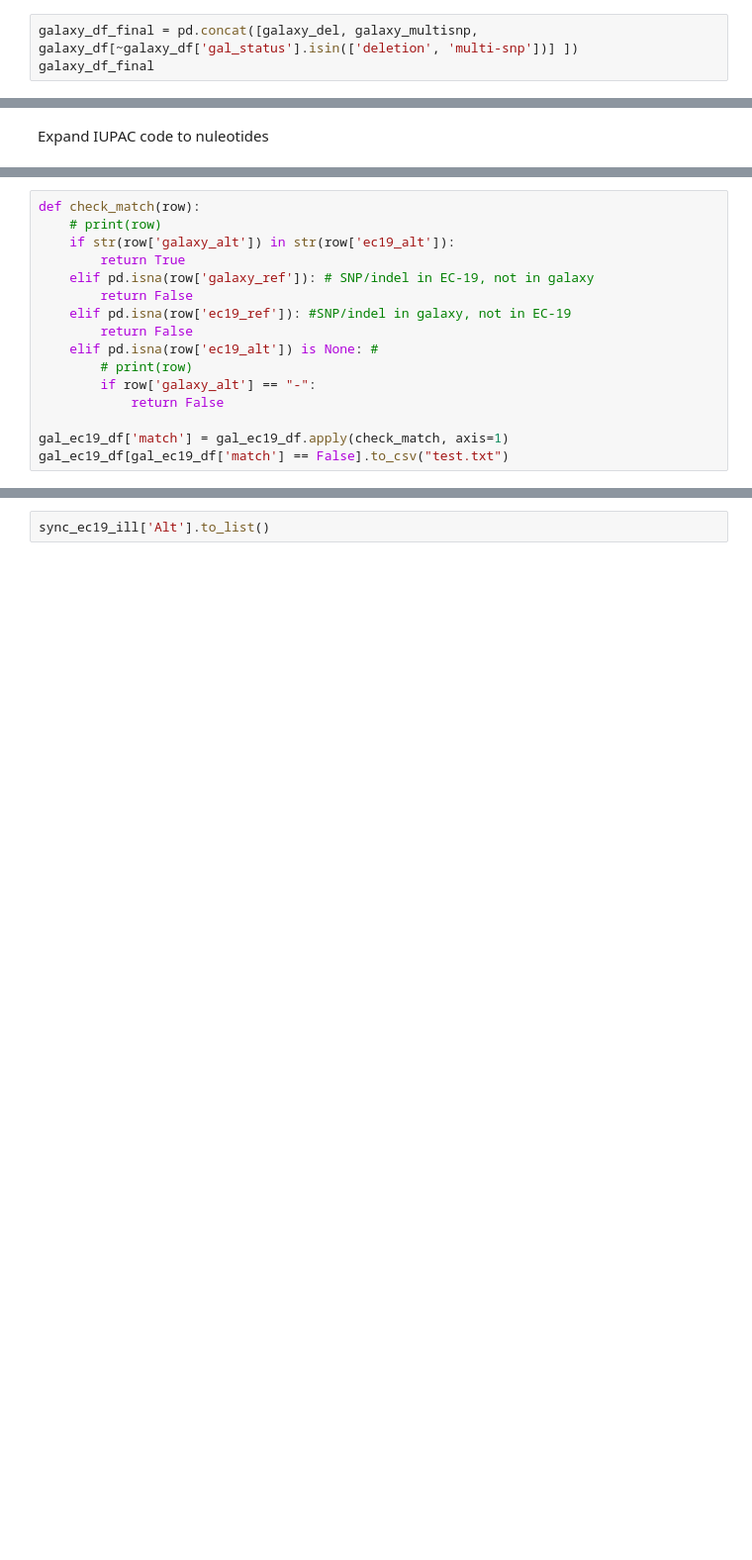
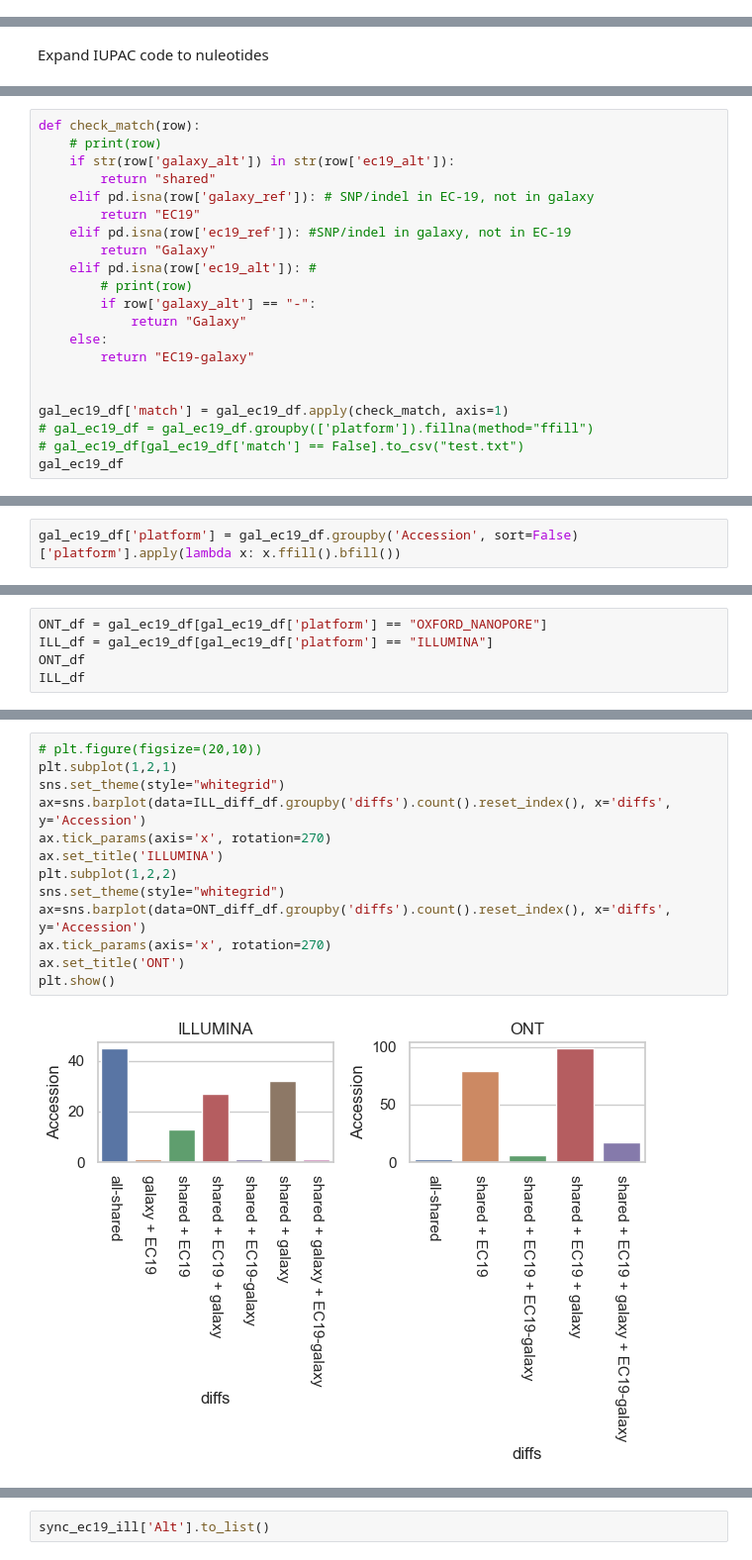
Before and after one commit to elais/ACTIV-TRACE-analysis, a Jupyter notebook: notebooks/ec19-galaxy.ipynb, the cells around one changed output, grey strips where cells are left out. Shown at 99% size. Saved outputs shown, nothing was run; the diff lists cells and outputs as text; blank space fills up the shorter version.

```diff
--- a/notebooks/ec19-galaxy.ipynb
+++ b/notebooks/ec19-galaxy.ipynb
@@ -144,5 +183,2 @@ T A
 # %% [markdown]
 Concatenating dataframes
-# %%
-galaxy_df_final = pd.concat([galaxy_del, galaxy_multisnp, galaxy_df[~galaxy_df['gal_status'].isin(['deletion', 'multi-snp'])] ])
-galaxy_df_final
@@ -271,15 +228,20 @@ gal_ec19_df
 def check_match(row):
     # print(row)
     if str(row['galaxy_alt']) in str(row['ec19_alt']):
-        return True
+        return "shared"
     elif pd.isna(row['galaxy_ref']): # SNP/indel in EC-19, not in galaxy
-        return False
+        return "EC19"
     elif pd.isna(row['ec19_ref']): #SNP/indel in galaxy, not in EC-19
-        return False
-    elif pd.isna(row['ec19_alt']) is None: #
+        return "Galaxy"
+    elif pd.isna(row['ec19_alt']): #
         # print(row)
         if row['galaxy_alt'] == "-":
-            return False
+            return "Galaxy"
+    else:
+        return "EC19-galaxy"
+
 
 gal_ec19_df['match'] = gal_ec19_df.apply(check_match, axis=1)
-gal_ec19_df[gal_ec19_df['match'] == False].to_csv("test.txt")
+# gal_ec19_df = gal_ec19_df.groupby(['platform']).fillna(method="ffill")
+# gal_ec19_df[gal_ec19_df['match'] == False].to_csv("test.txt")
+gal_ec19_df
@@ -294,0 +262,2 @@ gal_ec19_df[gal_ec19_df['match'] == True]
+# %%
+gal_ec19_df['platform'] = gal_ec19_df.groupby('Accession', sort=False)['platform'].apply(lambda x: x.ffill().bfill())
@@ -294,0 +279,5 @@ gal_ec19_df[gal_ec19_df['match'] == True]
+# %%
+ONT_df = gal_ec19_df[gal_ec19_df['platform'] == "OXFORD_NANOPORE"]
+ILL_df = gal_ec19_df[gal_ec19_df['platform'] == "ILLUMINA"]
+ONT_df
+ILL_df
@@ -294,0 +357,15 @@ gal_ec19_df[gal_ec19_df['match'] == True]
+# %%
+# plt.figure(figsize=(20,10))
+plt.subplot(1,2,1)
+sns.set_theme(style="whitegrid")
+ax=sns.barplot(data=ILL_diff_df.groupby('diffs').count().reset_index(), x='diffs', y='Accession')
+ax.tick_params(axis='x', rotation=270)
+ax.set_title('ILLUMINA')
+plt.subplot(1,2,2)
+sns.set_theme(style="whitegrid")
+ax=sns.barplot(data=ONT_diff_df.groupby('diffs').count().reset_index(), x='diffs', y='Accession')
+ax.tick_params(axis='x', rotation=270)
+ax.set_title('ONT')
+plt.show()
+# %% [output]
+[figure, added]
```
Also changed, not shown: parts of 26 cells of this notebook.
